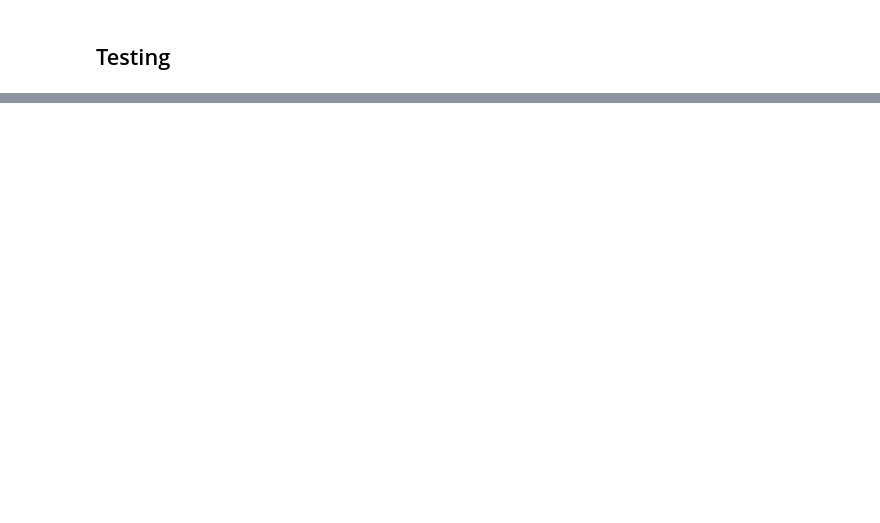
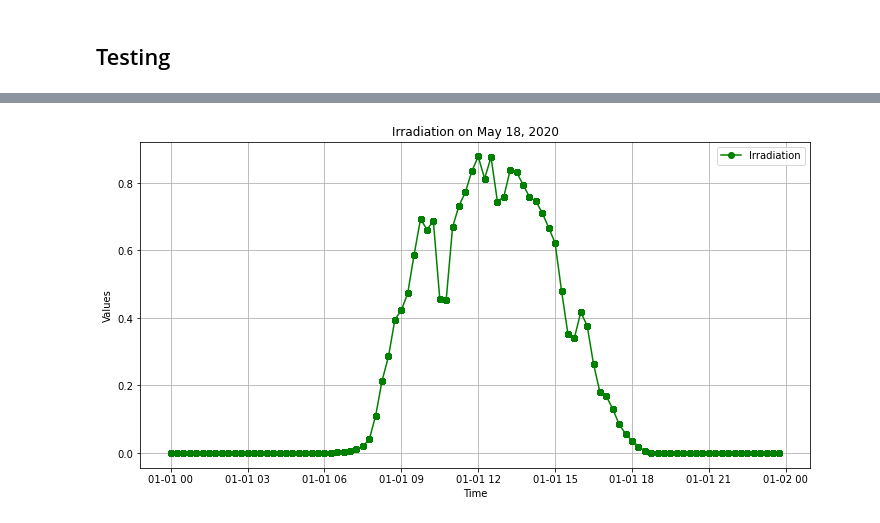
Before and after one commit to LUKEZFLU/elile_kaggle, a Jupyter notebook: q2_panel_cleaning.ipynb, the cells around one changed output, grey strips where cells are left out. Saved outputs shown, nothing was run; the diff lists cells and outputs as text; code cells hidden in the pictures; blank space fills up the shorter version.

```diff
--- a/q2_panel_cleaning.ipynb
+++ b/q2_panel_cleaning.ipynb
@@ -112,0 +122,12 @@ See the caveats in the documentation: https://pandas.pydata.org/pandas-docs/stab
+# %%
+
+plt.figure(figsize=(12, 6))
+plt.plot(may_18_data['TIME'], may_18_data['IRRADIATION'], marker='o', linestyle='-', color='g', label='Irradiation')
+plt.title('Irradiation on May 18, 2020')
+plt.xlabel('Time')
+plt.ylabel('Values')
+plt.legend()
+plt.grid(True)
+plt.show()
+# %% [output]
+[figure, added]
```
Also changed, not shown: parts of 8 cells of this notebook.
